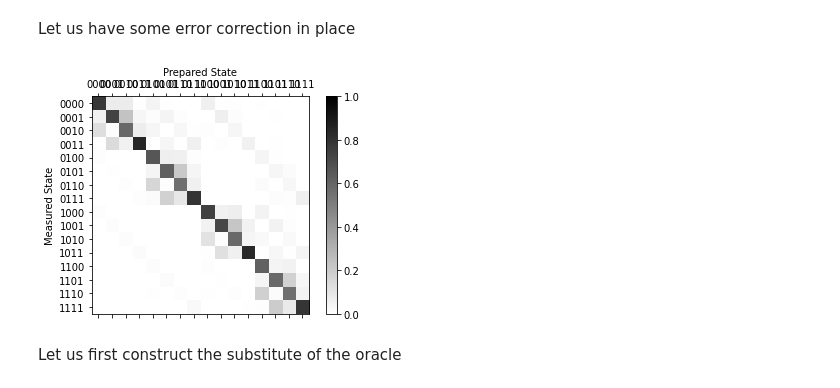
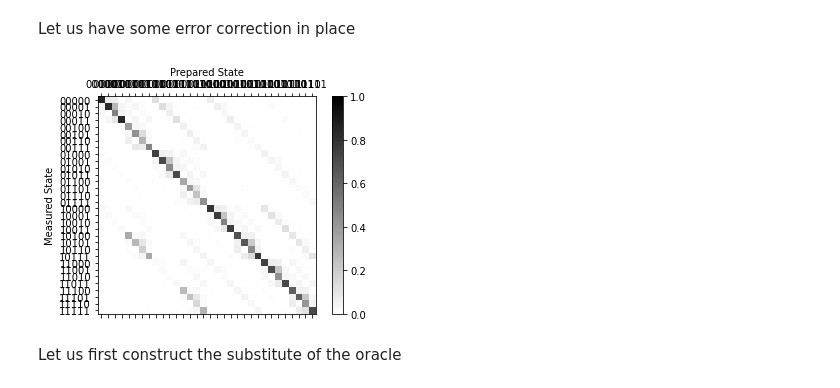
Before and after one commit to roberCO/QFold, a Jupyter notebook: GG 1 random with low precision.ipynb, the cells around one changed output. Drawn from its saved outputs; the diff is of its cells as text; code cells hidden in the pictures.

```diff
--- a/GG 1 random with low precision.ipynb
+++ b/GG 1 random with low precision.ipynb
@@ -117,27 +148,27 @@ n_ancilla_bits = 0
 Let us have some error correction in place
 # %%
 # Generate the calibration circuits
-qr = qiskit.QuantumRegister(4+n_ancilla_bits)
-qubit_list = range(4+n_ancilla_bits)
+qr = qiskit.QuantumRegister(5)
+qubit_list = range(5)
 meas_calibs, state_labels = complete_meas_cal(qubit_list=qubit_list, qr=qr, circlabel='mcal')
 
 def insert_spaces(string):
     new_str = string[0]
     for item in string[1:-1]:
         new_str += ' '+ item
     new_str += ' ' + string[-1]
     return new_str
 
 job = qiskit.execute(meas_calibs, backend=backend, shots=1024)
 cal_results = job.result()
 
 # Calculate the calibration matrix with the noise model
 meas_fitter = CompleteMeasFitter(cal_results, state_labels, qubit_list=qubit_list, circlabel='mcal')
 
 # Plot the calibration matrix
 meas_fitter.plot_calibration()
 # %% [output]
-[figure, old version]
+[figure, new version]
 # %% [markdown]
 Let us first construct the substitute of the oracle
 # %%
```
Also changed, not shown: parts of 16 cells of this notebook, 1 other file.
